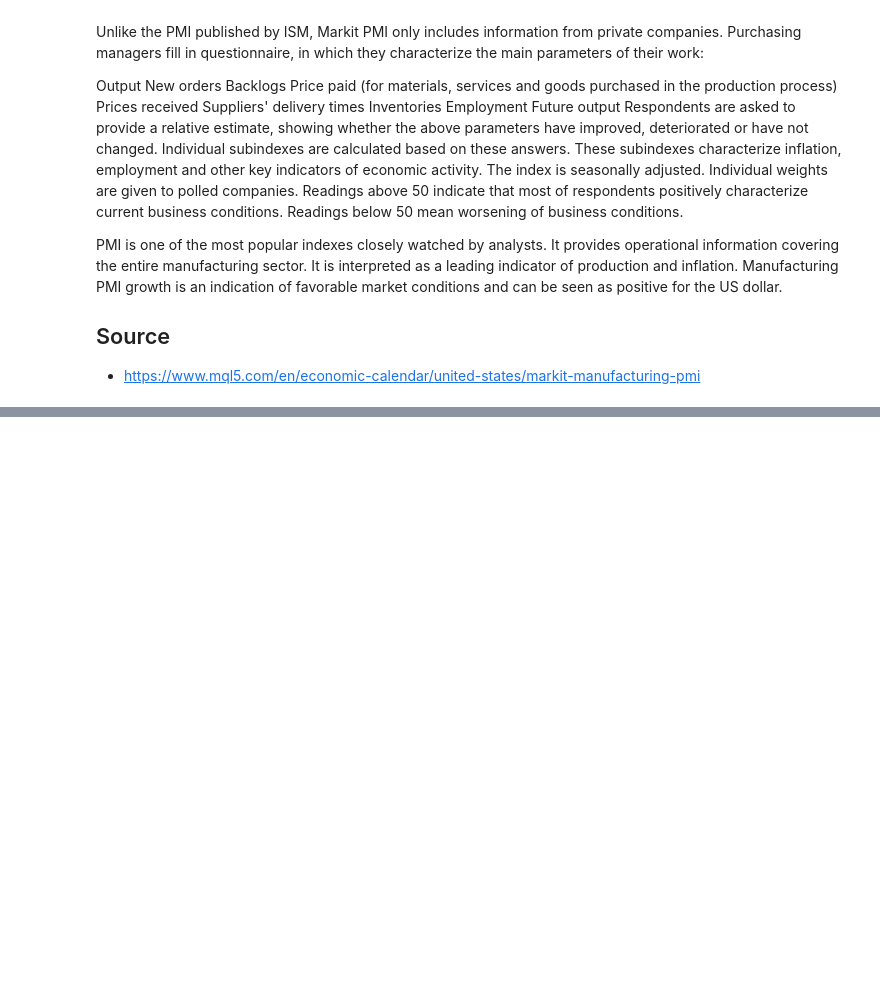
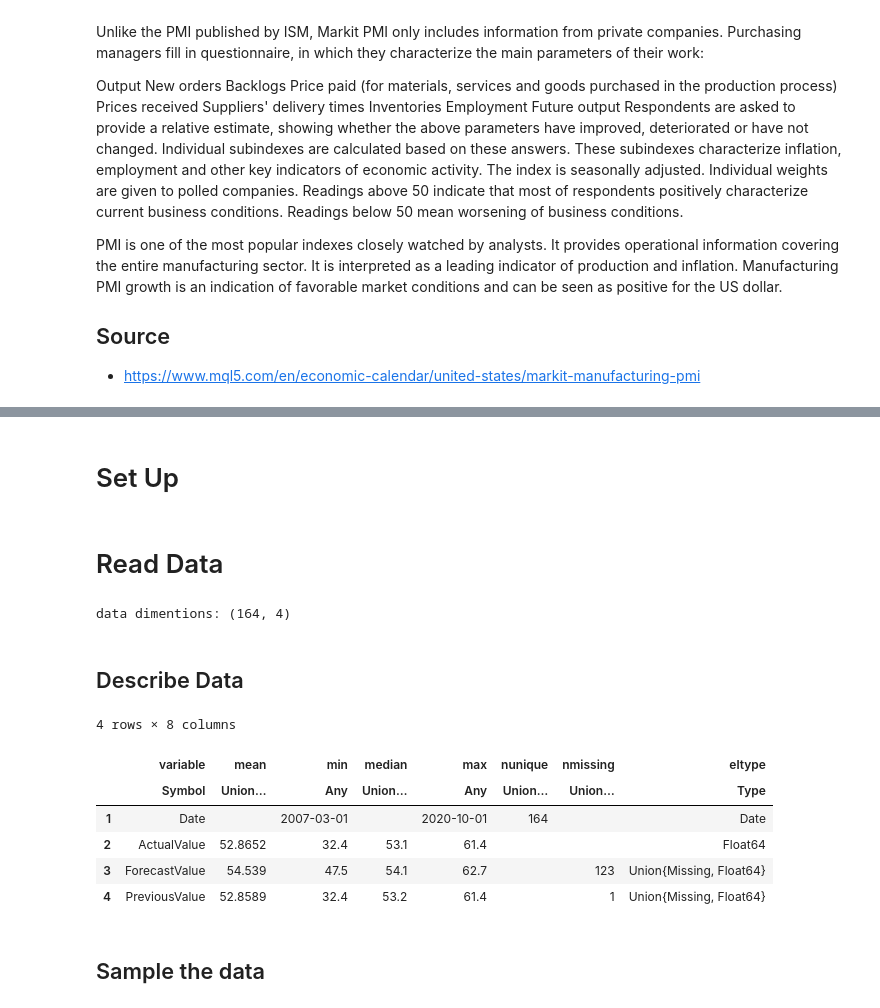
Before and after one commit to UkiDLucas/MarketIndicators.jl, a Jupyter notebook: Markit Manufacturing PMI.ipynb, the cells around one changed output, grey strips where cells are left out. Saved outputs shown, nothing was run; the diff lists cells and outputs as text; code cells hidden in the pictures; blank space fills up the shorter version.

Commit message:
Updated Markit Manufacturing PMI

```diff
--- a/Markit Manufacturing PMI.ipynb
+++ b/Markit Manufacturing PMI.ipynb
@@ -25,0 +29,2 @@ PMI is one of the most popular indexes closely watched by analysts. It provides
+# %% [markdown]
+# Set Up
@@ -25,0 +35,26 @@ PMI is one of the most popular indexes closely watched by analysts. It provides
+# %% [markdown]
+# Read Data
+# %%
+# data = available_datasets() # uncomment to see all available datasets
+
+dataset_file_name = "united-states.ism-manufacturing-pmi.csv"
+df = fetch_dataset(dataset_file_name, "yyyy.mm.dd")
+record_count = size(df)[1]
+println("data dimentions: ", size(df) )
+# %% [output]
+data dimentions: (164, 4)
+# %% [markdown]
+## Describe Data
+# %%
+using Statistics
+describe(df)
+# %% [output]
+4 rows × 8 columns
+|  | variable | mean | min | median | max | nunique | nmissing | eltype |
+|  | Symbol | Union… | Any | Union… | Any | Union… | Union… | Type |
+| 1 | Date |  | 2007-03-01 |  | 2020-10-01 | 164 |  | Date |
+| 2 | ActualValue | 52.8652 | 32.4 | 53.1 | 61.4 |  |  | Float64 |
+| 3 | ForecastValue | 54.539 | 47.5 | 54.1 | 62.7 |  | 123 | Union{Missing, Float64} |
+| 4 | PreviousValue | 52.8589 | 32.4 | 53.2 | 61.4 |  | 1 | Union{Missing, Float64} |
+# %% [markdown]
+## Sample the data
```
Also changed, not shown: parts of 24 cells of this notebook, 1 other file.
